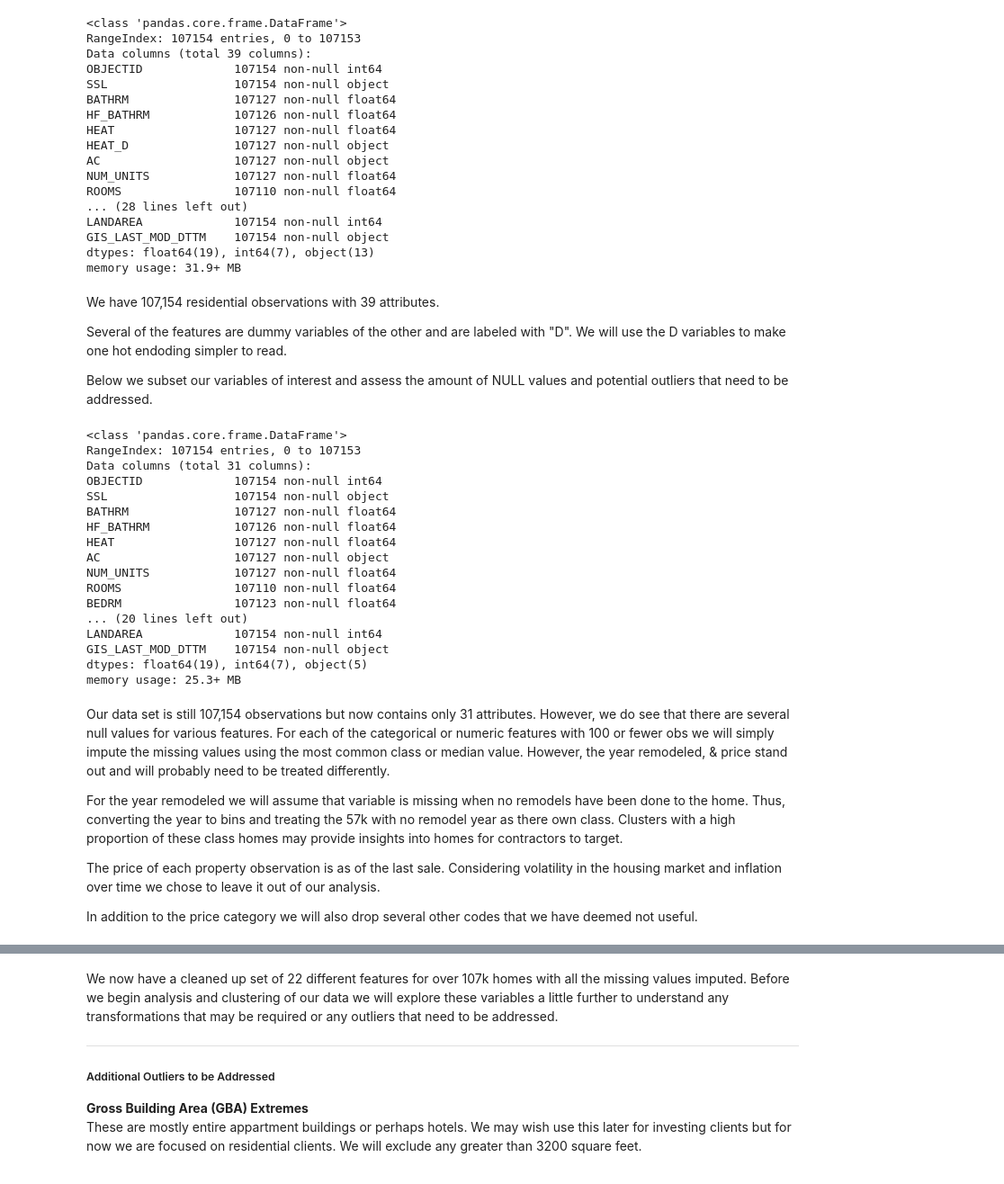
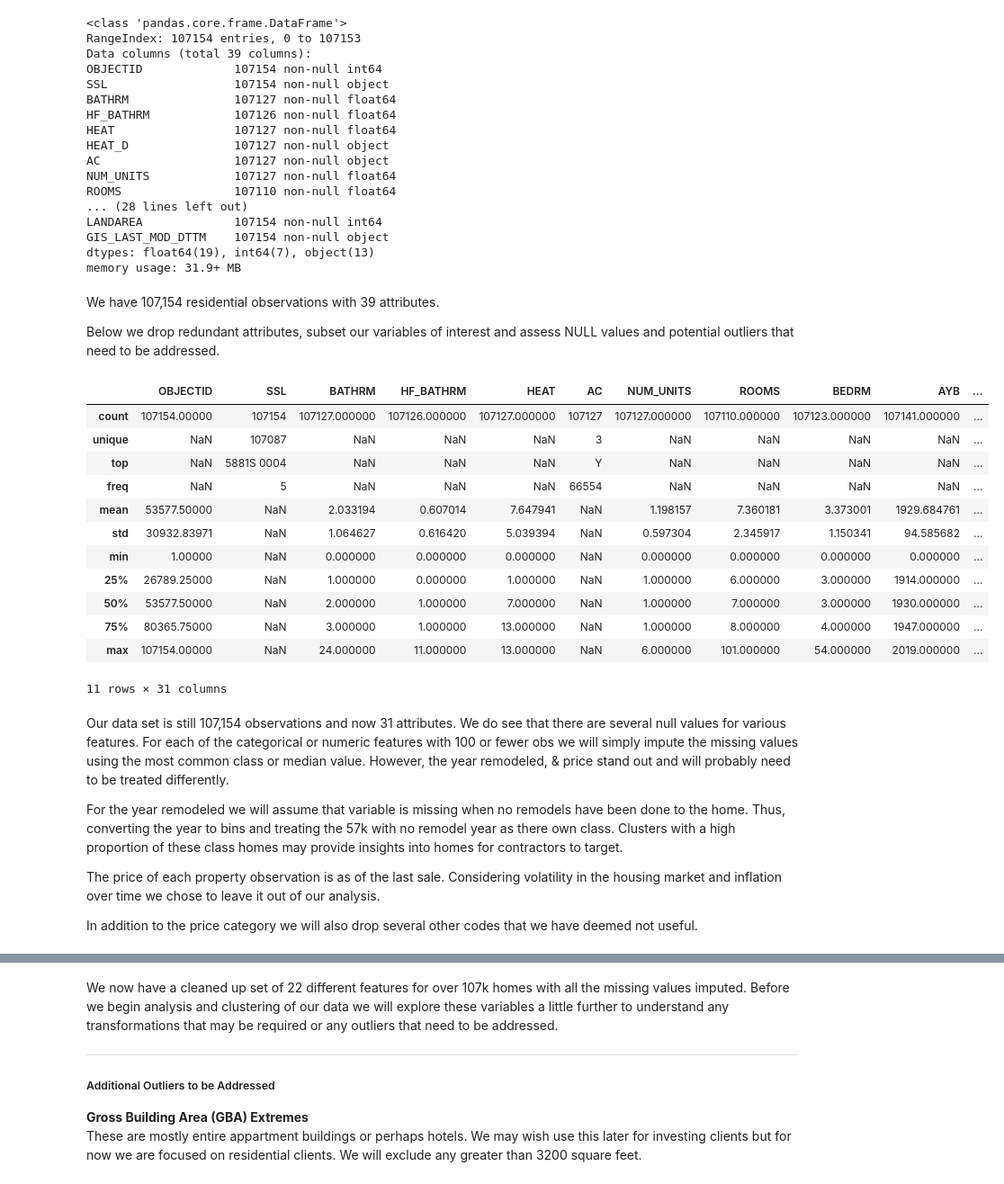
Before and after one commit to davxdan/DataMiningGroupProjects, a Jupyter notebook: Lab 3/Deliverable_Properties_Analysis.ipynb, the cells around one changed output, grey strips where cells are left out. Shown at 90% size. Saved outputs shown, nothing was run; the diff lists cells and outputs as text; code cells hidden in the pictures.

```diff
--- a/Lab 3/Deliverable_Properties_Analysis.ipynb
+++ b/Lab 3/Deliverable_Properties_Analysis.ipynb
@@ -99,39 +103,33 @@ memory usage: 31.9+ MB
 # %% [markdown]
 We have 107,154 residential observations with 39 attributes.
 
-Several of the features are dummy variables of the other and are labeled with "D". We will use the D variables to make one hot endoding simpler to read.
-
-Below we subset our variables of interest and assess the amount of NULL values and potential outliers that need to be addressed.
+Below we drop redundant attributes, subset our variables of interest and assess NULL values and potential outliers that need to be addressed.
 # %%
 #Identify all categorical variables
 categories = [['CNDTN_D','CNDTN'],['HEAT_D','HEAT'],['STYLE_D','STYLE'],['STRUCT_D','STRUCT'],['GRADE_D','GRADE'],['ROOF_D','ROOF'],['EXTWALL_D','EXTWALL'],['INTWALL_D','INTWALL']]
 cat_drop = []
 for c in categories:
     round(df1[c[1]])
     cat_drop.append(c[0])
 # eliminate redundant dummy variables
 df1.drop(cat_drop, inplace=True, axis=1)
-df1.info()
+df1.describe(include='all')
 # %% [output]
+|  | OBJECTID | SSL | BATHRM | HF_BATHRM | HEAT | AC | NUM_UNITS | ROOMS | BEDRM | AYB | ... |
+| count | 107154.00000 | 107154 | 107127.000000 | 107126.000000 | 107127.000000 | 107127 | 107127.000000 | 107110.000000 | 107123.000000 | 107141.000000 | ... |
+| unique | NaN | 107087 | NaN | NaN | NaN | 3 | NaN | NaN | NaN | NaN | ... |
+| top | NaN | 5881S 0004 | NaN | NaN | NaN | Y | NaN | NaN | NaN | NaN | ... |
+| freq | NaN | 5 | NaN | NaN | NaN | 66554 | NaN | NaN | NaN | NaN | ... |
+| mean | 53577.50000 | NaN | 2.033194 | 0.607014 | 7.647941 | NaN | 1.198157 | 7.360181 | 3.373001 | 1929.684761 | ... |
+| std | 30932.83971 | NaN | 1.064627 | 0.616420 | 5.039394 | NaN | 0.597304 | 2.345917 | 1.150341 | 94.585682 | ... |
+| min | 1.00000 | NaN | 0.000000 | 0.000000 | 0.000000 | NaN | 0.000000 | 0.000000 | 0.000000 | 0.000000 | ... |
+| 25% | 26789.25000 | NaN | 1.000000 | 0.000000 | 1.000000 | NaN | 1.000000 | 6.000000 | 3.000000 | 1914.000000 | ... |
+| 50% | 53577.50000 | NaN | 2.000000 | 1.000000 | 7.000000 | NaN | 1.000000 | 7.000000 | 3.000000 | 1930.000000 | ... |
+| 75% | 80365.75000 | NaN | 3.000000 | 1.000000 | 13.000000 | NaN | 1.000000 | 8.000000 | 4.000000 | 1947.000000 | ... |
+| max | 107154.00000 | NaN | 24.000000 | 11.000000 | 13.000000 | NaN | 6.000000 | 101.000000 | 54.000000 | 2019.000000 | ... |
-<class 'pandas.core.frame.DataFrame'>
-RangeIndex: 107154 entries, 0 to 107153
-Data columns (total 31 columns):
-OBJECTID             107154 non-null int64
-SSL                  107154 non-null object
-BATHRM               107127 non-null float64
-HF_BATHRM            107126 non-null float64
-HEAT                 107127 non-null float64
-AC                   107127 non-null object
-NUM_UNITS            107127 non-null float64
-ROOMS                107110 non-null float64
-BEDRM                107123 non-null float64
-... (20 lines left out)
-LANDAREA             107154 non-null int64
-GIS_LAST_MOD_DTTM    107154 non-null object
-dtypes: float64(19), int64(7), object(5)
-memory usage: 25.3+ MB
+11 rows × 31 columns
 # %% [markdown]
-Our data set is still 107,154 observations but now contains only 31 attributes. However, we do see that there are several null values for various features. For each of the categorical or numeric features with 100 or fewer obs we will simply impute the missing values using the most common class or median value. However, the year remodeled, & price stand out and will probably need to be treated differently.
+Our data set is still 107,154 observations and now 31 attributes. We do see that there are several null values for various features. For each of the categorical or numeric features with 100 or fewer obs we will simply impute the missing values using the most common class or median value. However, the year remodeled, & price stand out and will probably need to be treated differently.
 
 For the year remodeled we will assume that variable is missing when no remodels have been done to the home. Thus, converting the year to bins and treating the 57k with no remodel year as there own class. Clusters with a high proportion of these class homes may provide insights into homes for contractors to target.
 
```
Also changed, not shown: parts of 1 cell of this notebook.
